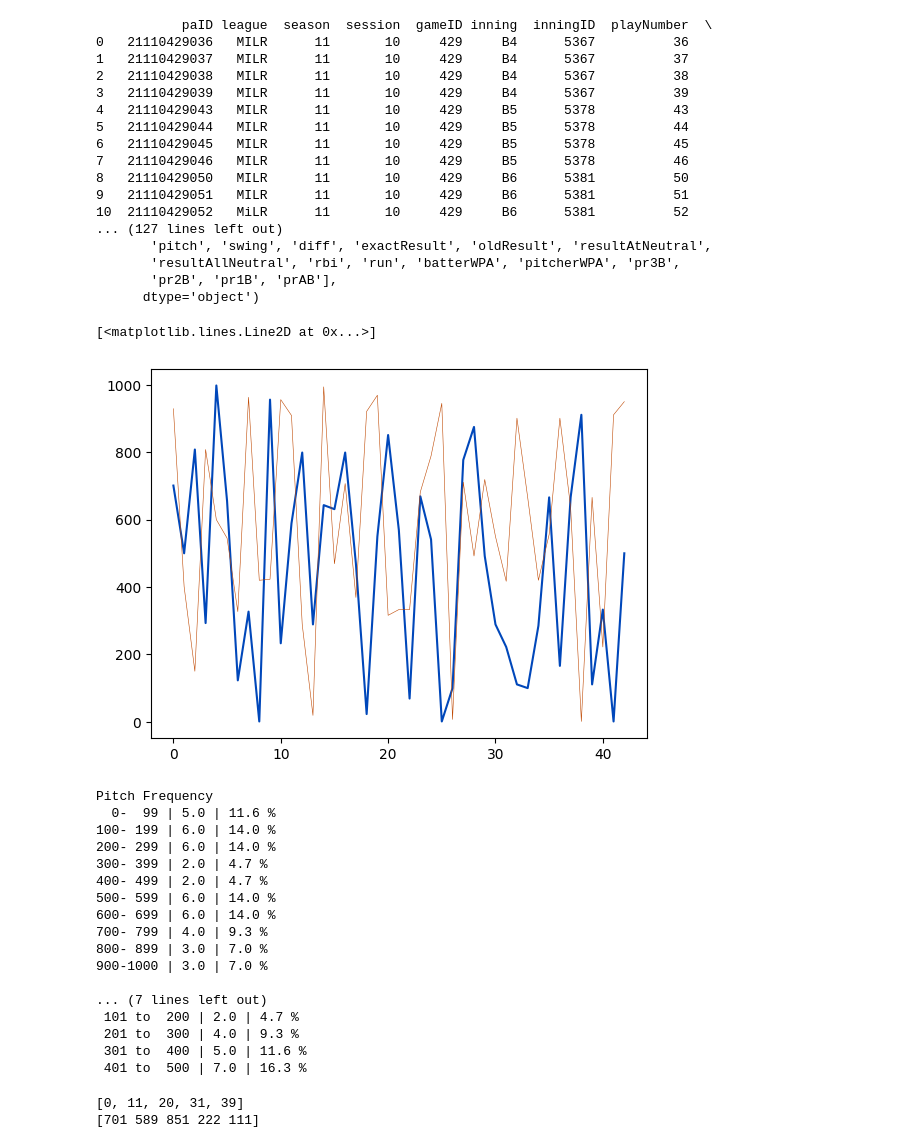
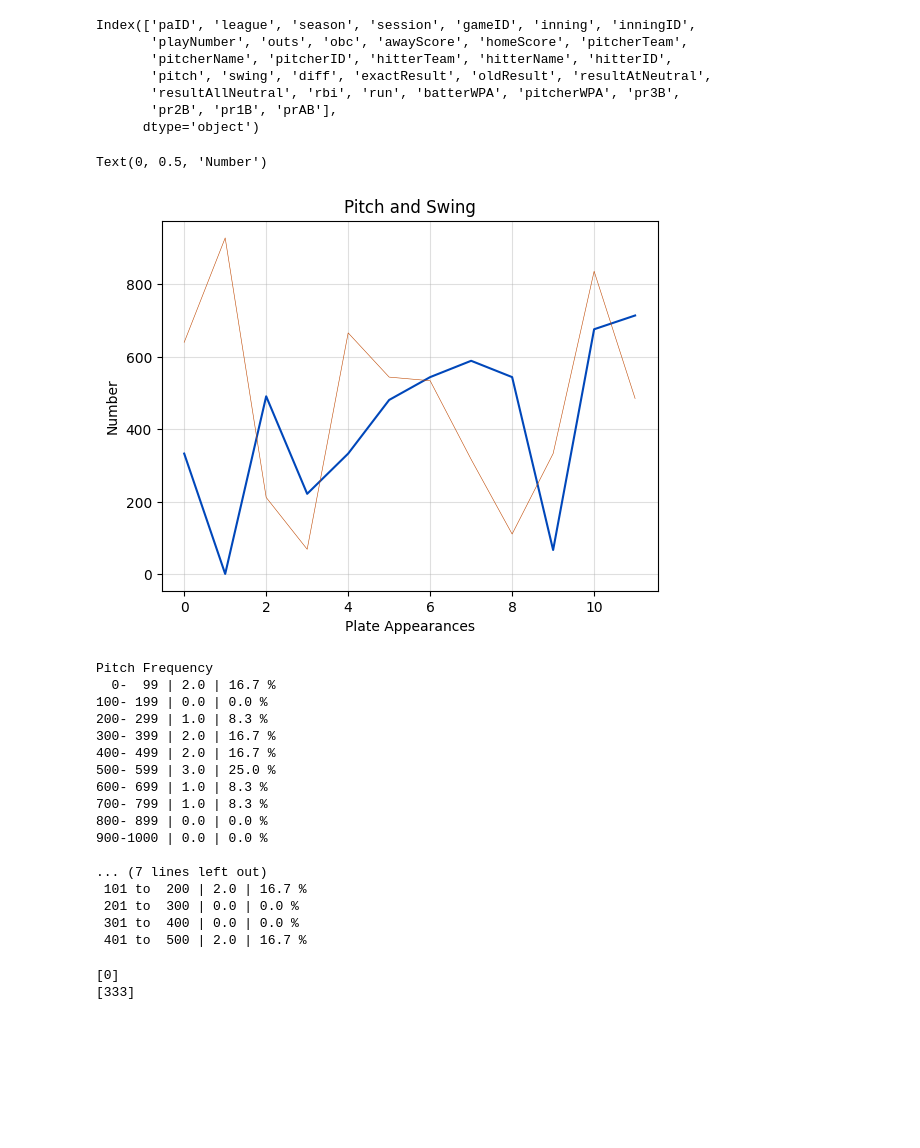
Before and after one commit to Peppermint6443/fakebaseball, a Jupyter notebook: fake_baseball_api_test.ipynb, the cells around one changed output. Drawn from its saved outputs; the diff is of its cells as text; code cells hidden in the pictures; blank space fills up the shorter version.

Commit message:
added very many things, this can now use the api to pull players, and sort based on team

```diff
--- a/fake_baseball_api_test.ipynb
+++ b/fake_baseball_api_test.ipynb
@@ -4,7 +4,7 @@ import numpy as np
 import pandas as pd
 import matplotlib.pyplot as plt
 # %%
-response = requests.get('https://www.rslashfakebaseball.com/api/plateappearances/pitching/MiLR/2962')
+response = requests.get('https://www.rslashfakebaseball.com/api/plateappearances/pitching/MLR/2962')
 
 data = response.json()
 # %%
@@ -12,19 +12,9 @@ arr = np.array(data)
 df = pd.DataFrame(data)
 print(df.keys())
 # %% [output]
-           paID league  season  session  gameID inning  inningID  playNumber  \
-0   21110429036   MILR      11       10     429     B4      5367          36
-1   21110429037   MILR      11       10     429     B4      5367          37
-2   21110429038   MILR      11       10     429     B4      5367          38
-3   21110429039   MILR      11       10     429     B4      5367          39
-4   21110429043   MILR      11       10     429     B5      5378          43
-5   21110429044   MILR      11       10     429     B5      5378          44
-6   21110429045   MILR      11       10     429     B5      5378          45
-7   21110429046   MILR      11       10     429     B5      5378          46
-8   21110429050   MILR      11       10     429     B6      5381          50
-9   21110429051   MILR      11       10     429     B6      5381          51
-10  21110429052   MiLR      11       10     429     B6      5381          52
-... (127 lines left out)
+Index(['paID', 'league', 'season', 'session', 'gameID', 'inning', 'inningID',
+       'playNumber', 'outs', 'obc', 'awayScore', 'homeScore', 'pitcherTeam',
+       'pitcherName', 'pitcherID', 'hitterTeam', 'hitterName', 'hitterID',
        'pitch', 'swing', 'diff', 'exactResult', 'oldResult', 'resultAtNeutral',
        'resultAllNeutral', 'rbi', 'run', 'batterWPA', 'pitcherWPA', 'pr3B',
        'pr2B', 'pr1B', 'prAB'],
@@ -32,16 +22,21 @@ print(df.keys())
 # %%
 pitches = df.get('pitch')
 swings = df.get('swing')
 diff = df.get('diff')
 x_arr = np.arange(len(pitches))
 
 fig,ax = plt.subplots(1,1)
 
 ax.plot(x_arr, pitches, color = '#0047ba')
 ax.plot(x_arr, swings, color = '#bf4700', linewidth = .4)
+
+ax.grid(alpha = .4)
+ax.set_title('Pitch and Swing')
+ax.set_xlabel('Plate Appearances')
+ax.set_ylabel('Number')
 # %% [output]
-[<matplotlib.lines.Line2D at 0x...>]
+Text(0, 0.5, 'Number')
-[figure, old version]
+[figure, new version]
 # %%
 _ = np.arange(len(pitches) - 1)
 
@@ -111,22 +106,22 @@ for i, (name, bin) in enumerate(zip(range_diff,diff_bins)):
 print()
 # %% [output]
 Pitch Frequency
-  0-  99 | 5.0 | 11.6 %
-100- 199 | 6.0 | 14.0 %
-200- 299 | 6.0 | 14.0 %
-300- 399 | 2.0 | 4.7 %
-400- 499 | 2.0 | 4.7 %
-500- 599 | 6.0 | 14.0 %
-600- 699 | 6.0 | 14.0 %
-700- 799 | 4.0 | 9.3 %
-800- 899 | 3.0 | 7.0 %
-900-1000 | 3.0 | 7.0 %
+  0-  99 | 2.0 | 16.7 %
+100- 199 | 0.0 | 0.0 %
+200- 299 | 1.0 | 8.3 %
+300- 399 | 2.0 | 16.7 %
+400- 499 | 2.0 | 16.7 %
+500- 599 | 3.0 | 25.0 %
+600- 699 | 1.0 | 8.3 %
+700- 799 | 1.0 | 8.3 %
+800- 899 | 0.0 | 0.0 %
+900-1000 | 0.0 | 0.0 %
 
 ... (7 lines left out)
- 101 to  200 | 2.0 | 4.7 %
- 201 to  300 | 4.0 | 9.3 %
- 301 to  400 | 5.0 | 11.6 %
- 401 to  500 | 7.0 | 16.3 %
+ 101 to  200 | 2.0 | 16.7 %
+ 201 to  300 | 0.0 | 0.0 %
+ 301 to  400 | 0.0 | 0.0 %
+ 401 to  500 | 2.0 | 16.7 %
 # %%
 gameID = df.get('gameID')
 
@@ -142,8 +137,8 @@ for i, pitch in enumerate(pitches):
 print(pitch_num)
 print(pitches.to_numpy()[pitch_num])
 # %% [output]
-[0, 11, 20, 31, 39]
-[701 589 851 222 111]
+[0]
+[333]
 # %%
 print(pitches)
 # %% [output]
```
Also changed, not shown: parts of 2 cells of this notebook, 4 other files.
